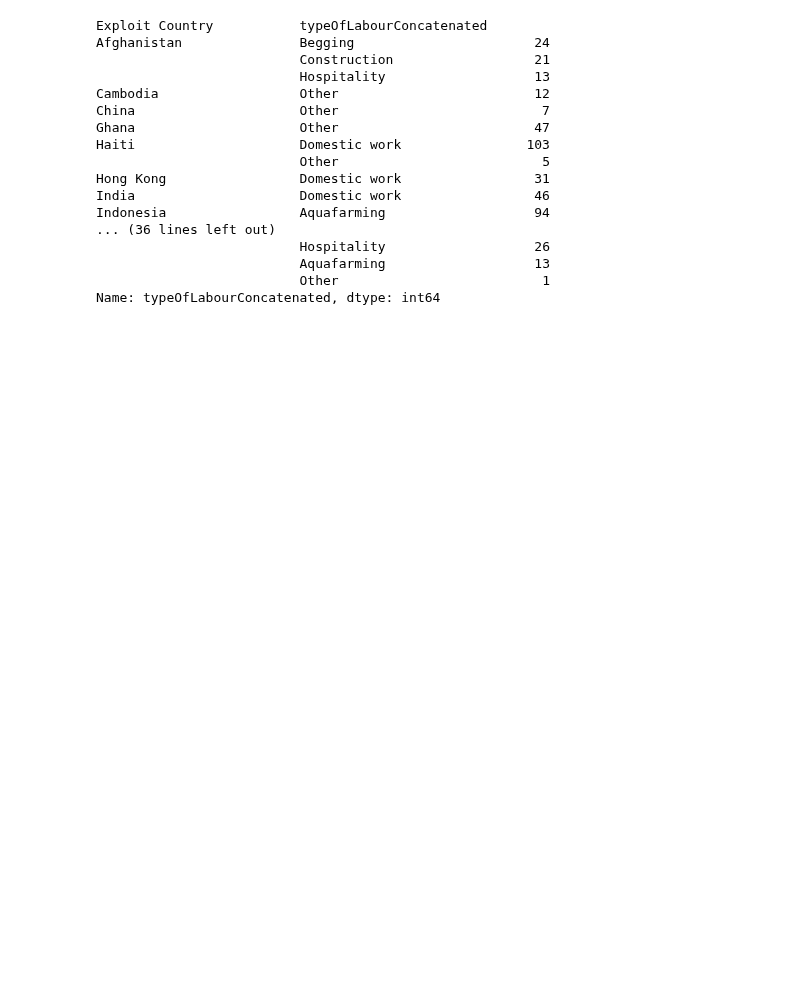
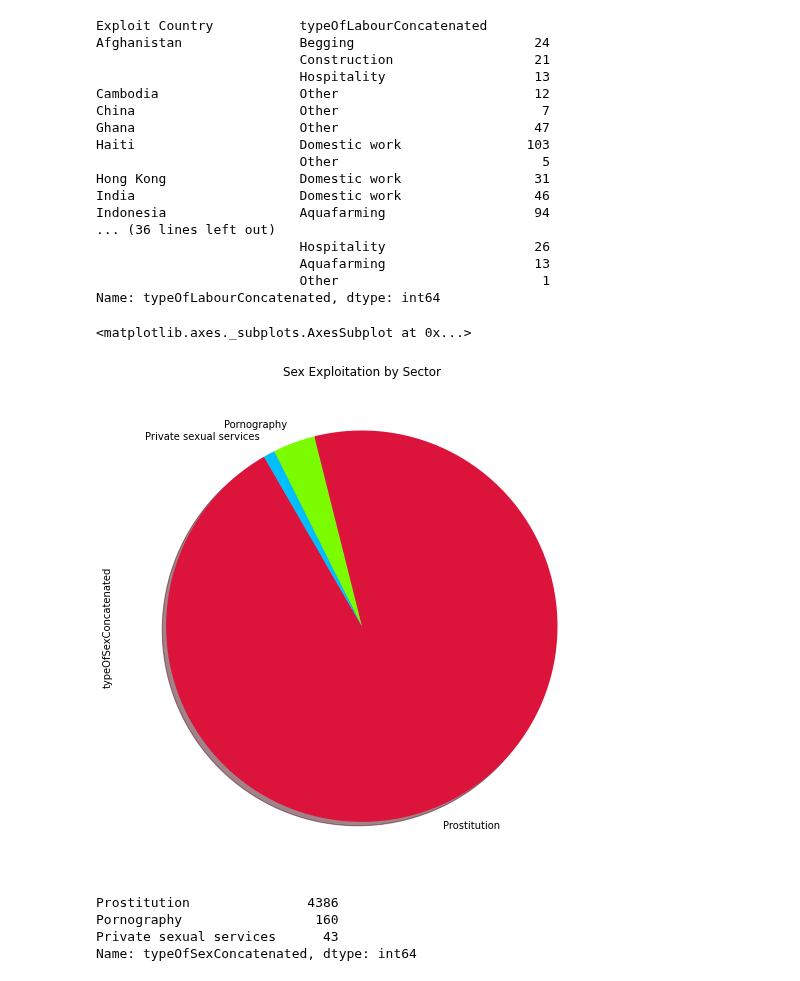
Before and after one commit to saronraut/Human-Trafficking-Awareness, a Jupyter notebook: labor_stats.ipynb, the cells around one changed output. Drawn from its saved outputs; the diff is of its cells as text; code cells hidden in the pictures; blank space fills up the shorter version.

```diff
--- a/labor_stats.ipynb
+++ b/labor_stats.ipynb
@@ -164,3 +112,21 @@ Name: typeOfLabourConcatenated, dtype: int64
 #TO DO: Sex Exploitation Sector Analysis
 # %%
 #TO DO: Compare exploitation statistics with economic data per country/region (maybe?)
+# %%
+sex_df = pd.DataFrame(main_data[['yearOfRegistration', 'gender', 'ageBroad', 'Citizenship Country','typeOfSexConcatenated','Exploit Sub-Region', 'Exploit Country']])
+sex_df.head(5)
+sex_chart_df = sex_df['typeOfSexConcatenated'].value_counts()
+sex_chart_df = sex_chart_df.drop('unknown')
+
+#Plot a pie chart of the Labor demographics by sector
+sex_chart_df.plot(kind="pie",startangle=120, title = "Sex Exploitation by Sector", shadow=True, colors = ['crimson', 'lawngreen', 'deepskyblue', 'gold', 'forestgreen', 'royalblue', 'orangered', 'aqua'], figsize=(9, 9))
+# %% [output]
+<matplotlib.axes._subplots.AxesSubplot at 0x...>
+[figure, added]
+# %%
+sex_chart_df.head()
+# %% [output]
+Prostitution               4386
+Pornography                 160
+Private sexual services      43
+Name: typeOfSexConcatenated, dtype: int64
```
Also changed, not shown: parts of 19 cells of this notebook.
